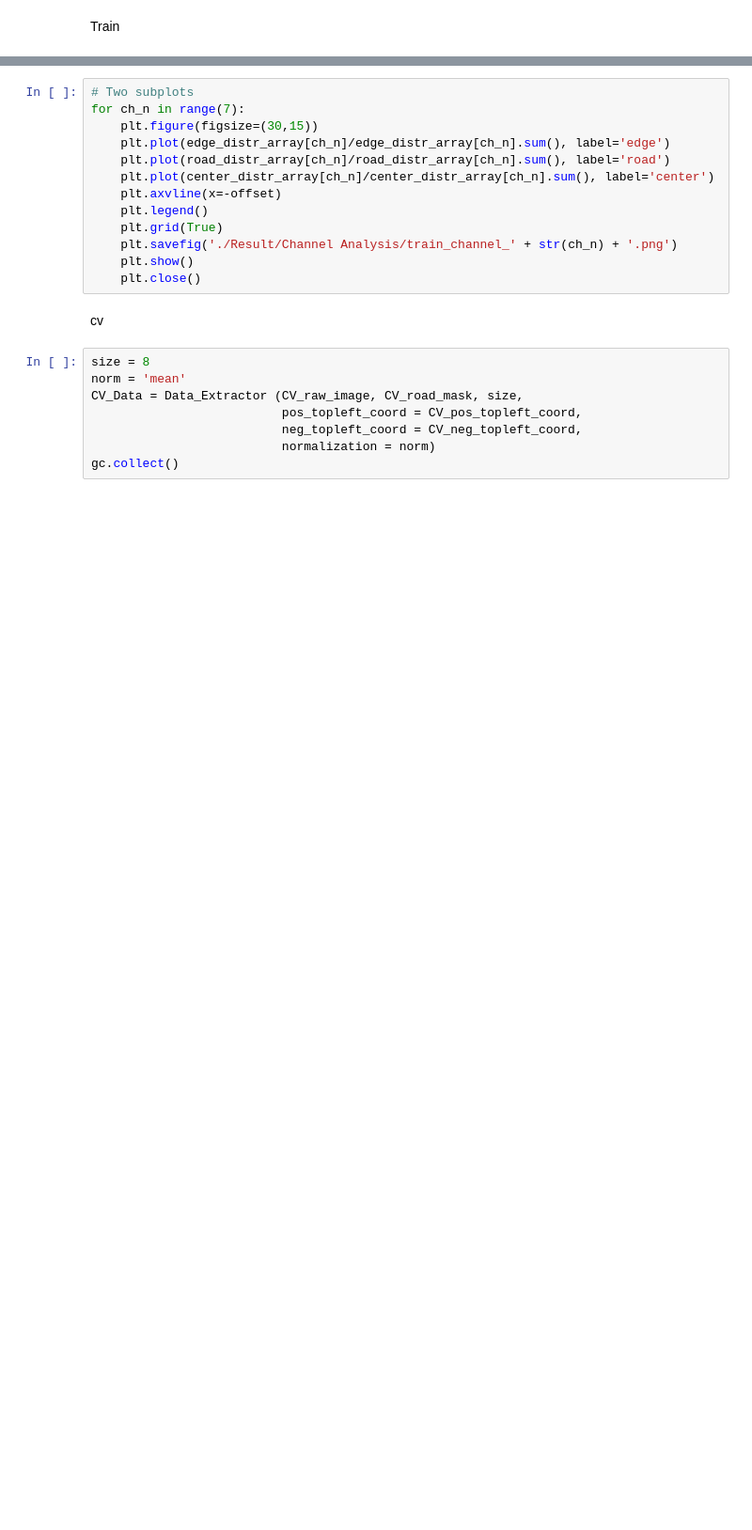
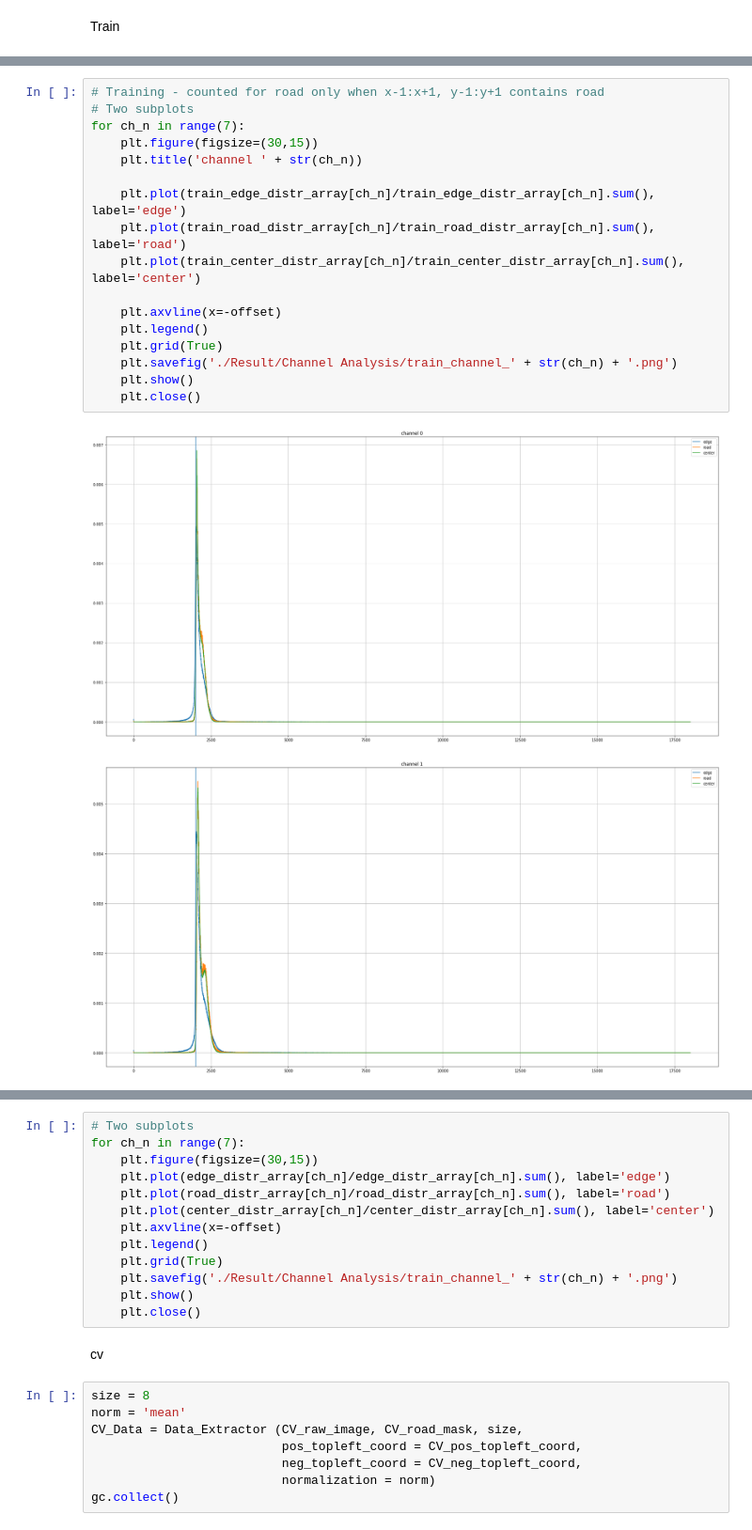
Before and after one commit to LiyaoTang/Road-Extraction-from-Time-Series-Satellite-Images, a Jupyter notebook: Data_Preprocessing/Channel_Analysis.ipynb, the cells around one changed output, grey strips where cells are left out. Shown at 94% size. Drawn from its saved outputs; the diff is of its cells as text; blank space fills up the shorter version.

```diff
--- a/Data_Preprocessing/Channel_Analysis.ipynb
+++ b/Data_Preprocessing/Channel_Analysis.ipynb
@@ -88,0 +182,20 @@ Train
+# %%
+# Training - counted for road only when x-1:x+1, y-1:y+1 contains road
+# Two subplots
+for ch_n in range(7):
+    plt.figure(figsize=(30,15))
+    plt.title('channel ' + str(ch_n))
+
+    plt.plot(train_edge_distr_array[ch_n]/train_edge_distr_array[ch_n].sum(), label='edge')
+    plt.plot(train_road_distr_array[ch_n]/train_road_distr_array[ch_n].sum(), label='road')
+    plt.plot(train_center_distr_array[ch_n]/train_center_distr_array[ch_n].sum(), label='center')
+
+    plt.axvline(x=-offset)
+    plt.legend()
+    plt.grid(True)
+    plt.savefig('./Result/Channel Analysis/train_channel_' + str(ch_n) + '.png')
+    plt.show()
+    plt.close()
+# %% [output]
+[figure, added]
+[figure, added]
```
Also changed, not shown: parts of 21 cells of this notebook, 20 other files.
